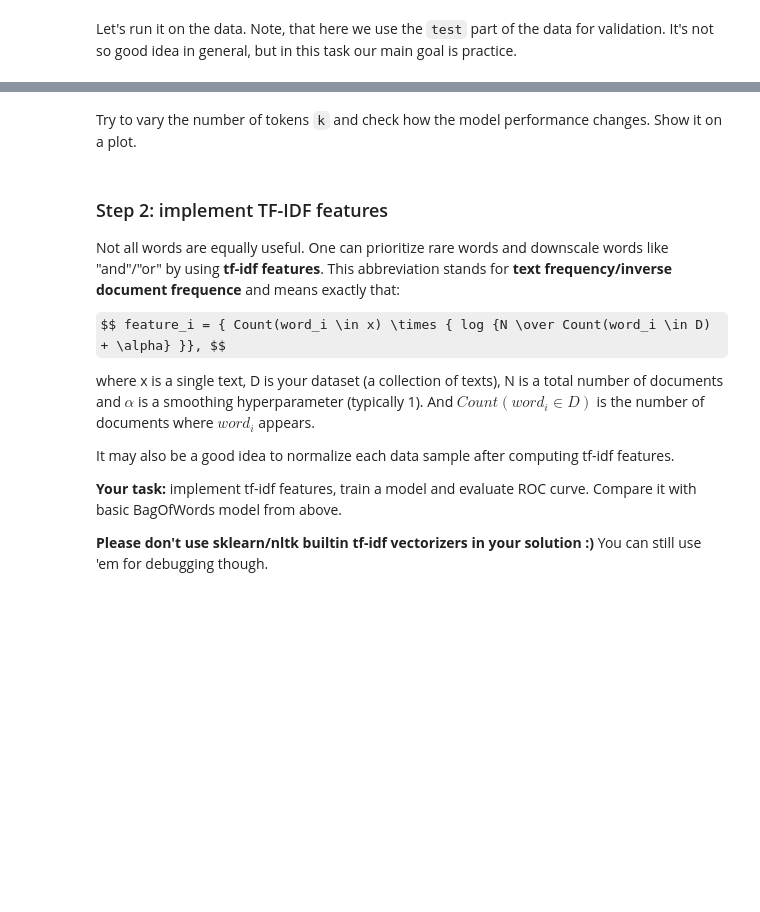
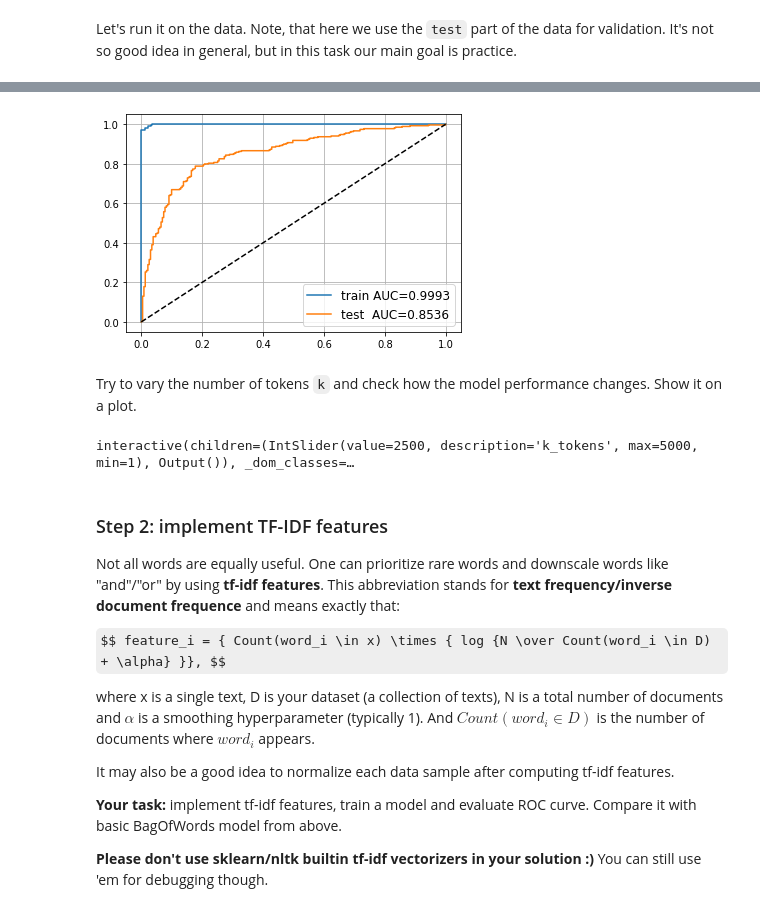
Before and after one commit to yumpkin/ml-tasks, a Jupyter notebook: assignment_04/assignment1_01_Word_Vectors.ipynb, the cells around one changed output, grey strips where cells are left out. Drawn from its saved outputs; the diff is of its cells as text; code cells hidden in the pictures; some formulas as TeX source; blank space fills up the shorter version.

```diff
--- a/assignment_04/assignment1_01_Word_Vectors.ipynb
+++ b/assignment_04/assignment1_01_Word_Vectors.ipynb
@@ -310,2 +288,18 @@ plt.grid()
+# %%
+from sklearn.metrics import roc_auc_score, roc_curve
+
+for name, X, y, model in [
+    ('train', X_train_bow_torch, y_train, model),
+    ('test ', X_test_bow_torch, y_test, model)
+]:
+    proba = model(X).detach().cpu().numpy()[:, 1]
+    auc = roc_auc_score(y, proba)
+    plt.plot(*roc_curve(y, proba)[:2], label='%s AUC=%.4f' % (name, auc))
+
+plt.plot([0, 1], [0, 1], '--', color='black',)
+plt.legend(fontsize='large')
+plt.grid()
+# %% [output]
+[figure, added]
 # %% [markdown]
 Try to vary the number of tokens `k` and check how the model performance changes. Show it on a plot.
@@ -314,3 +306,19 @@ Try to vary the number of tokens `k` and check how the model performance changes
+# %%
+from __future__ import print_function
+from ipywidgets import interact, interactive, fixed, interact_manual
+import ipywidgets as widgets
+import matplotlib.pyplot as plt, random
+from IPython.display import Javascript
+
+def series(k_tokens):
+  global k
+  k = k_tokens
+  Javascript("Jupyter.notebook.execute_cell_range(10,54)")
+  return()
+
+interact(series, k_tokens=(1,5000,1));
+# %% [output]
+interactive(children=(IntSlider(value=2500, description='k_tokens', max=5000, min=1), Output()), _dom_classes=…
 # %% [markdown]
 ### Step 2: implement TF-IDF features
 
```
Also changed, not shown: parts of 12 cells of this notebook.
